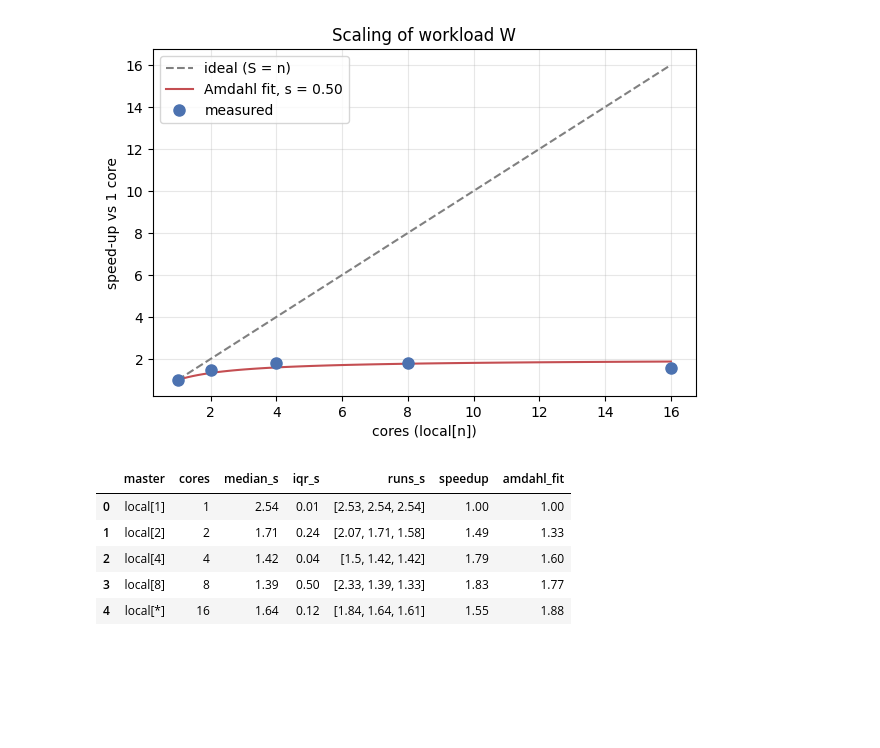
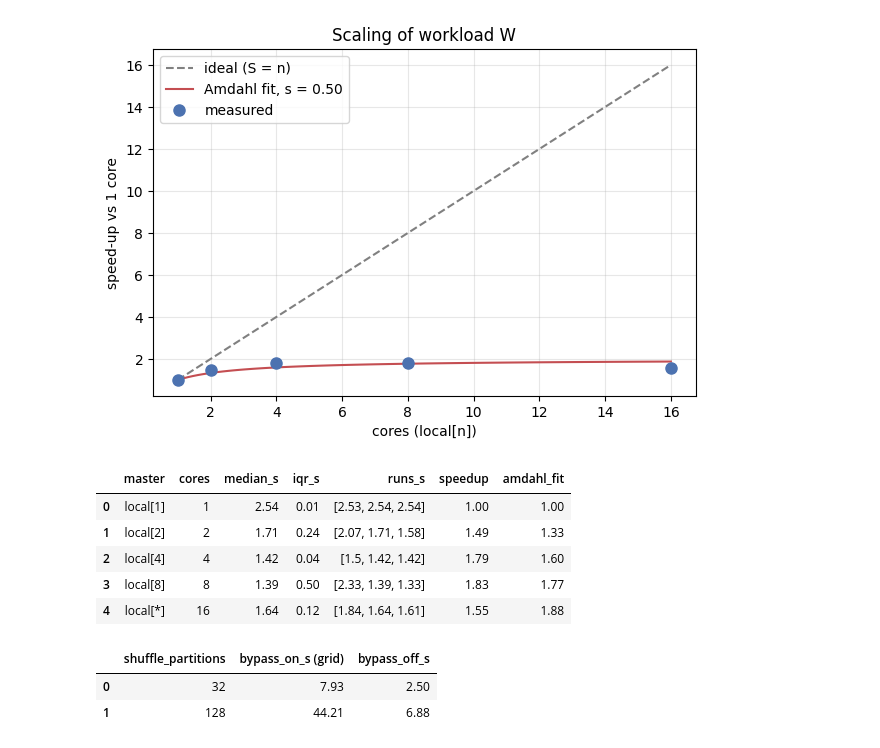
Before and after one commit to danaibaidullina/shopstream-spark, a Jupyter notebook: ibaidullina.ipynb, the cells around one changed output. Cells and saved outputs as stored; diff of their text form; code cells hidden in the pictures; blank space fills up the shorter version.

Commit message:
Part E: bypass-merge shuffle hypothesis confirmed

```diff
--- a/ibaidullina.ipynb
+++ b/ibaidullina.ipynb
@@ -1286,3 +1286,34 @@ scal
 spark.stop()
 spark = make_spark("local[*]")
 spark.sparkContext.setLogLevel("WARN")
+# %%
+# ===== E1b. Проверяем: медленно ли из-за bypass-merge shuffle writer (файл на каждую партицию)? =====
+# Отключаем bypass (порог 1 вместо 200) — это настройка ядра Spark, нужна новая сессия
+spark.stop()
+spark = (SparkSession.builder.master("local[*]").appName("ShopStream-A2")
+         .config("spark.sql.session.timeZone", "UTC")
+         .config("spark.local.dir", os.path.abspath("spark_tmp"))
+         .config("spark.shuffle.sort.bypassMergeThreshold", "1")
+         .getOrCreate())
+spark.sparkContext.setLogLevel("WARN")
+
+rows = []
+for n_part in (32, 128):
+    with spark_conf({"spark.sql.adaptive.enabled": "true",
+                     "spark.sql.shuffle.partitions": str(n_part),
+                     "spark.sql.adaptive.coalescePartitions.enabled": "false"}):
+        med, iqr, ts = time_W(spark, use_cache=False)
+    before = grid.query("shuffle_partitions == @n_part and not aqe_coalesce and not cache")["median_s"].iloc[0]
+    rows.append({"shuffle_partitions": n_part, "bypass_on_s (grid)": before, "bypass_off_s": round(med, 2)})
+
+bypass_check = pd.DataFrame(rows)
+bypass_check.to_csv(f"{RESULTS}/E1b_bypass_check.csv", index=False)
+
+spark.stop()
+spark = make_spark("local[*]")          # возвращаем обычную сессию
+spark.sparkContext.setLogLevel("WARN")
+bypass_check
+# %% [output]
+|  | shuffle_partitions | bypass_on_s (grid) | bypass_off_s |
+| 0 | 32 | 7.93 | 2.50 |
+| 1 | 128 | 44.21 | 6.88 |
```
Also changed, not shown: 1 other file.
